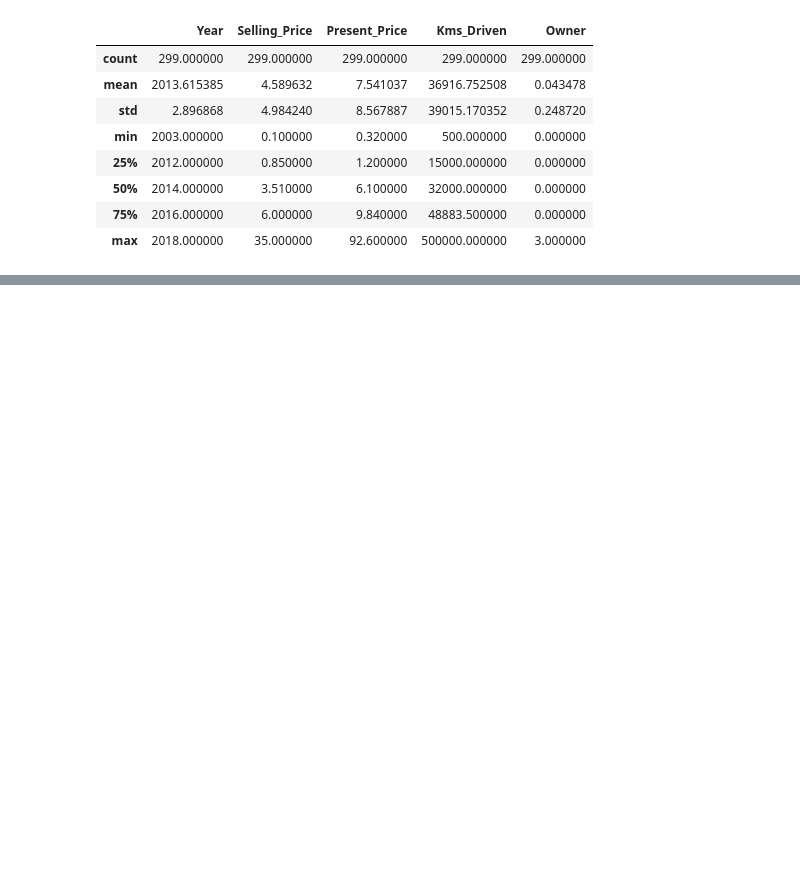
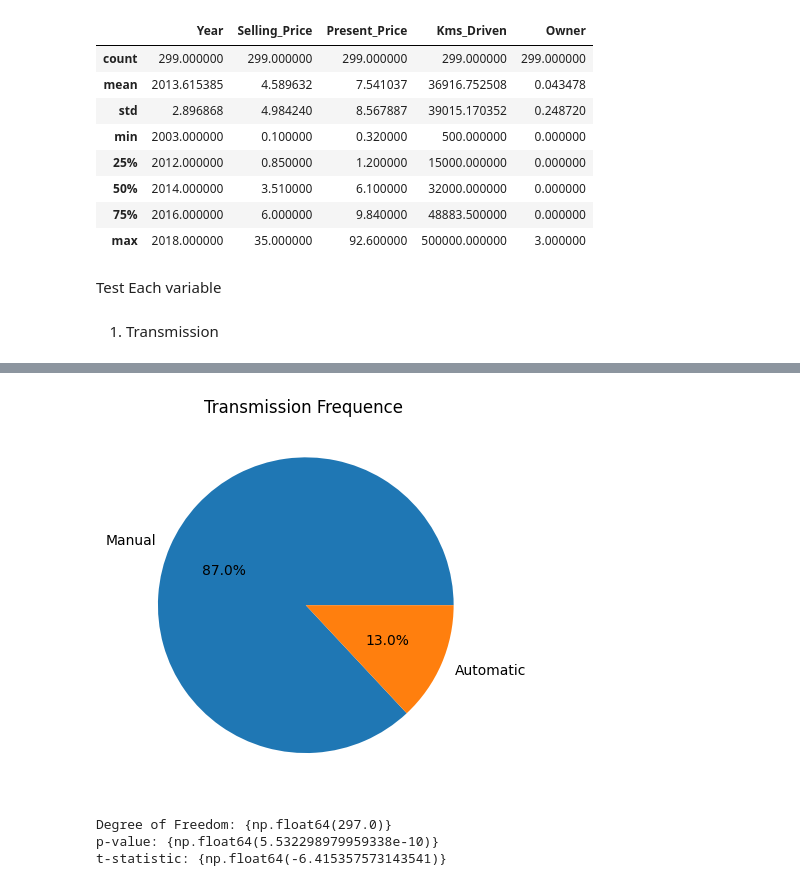
Before and after one commit to AichaELMouta/Car_Price_Prediction, a Jupyter notebook: car_price_prediction.ipynb, the cells around one changed output, grey strips where cells are left out. Cells and saved outputs as stored; diff of their text form; code cells hidden in the pictures; blank space fills up the shorter version.

```diff
--- a/car_price_prediction.ipynb
+++ b/car_price_prediction.ipynb
@@ -176,9 +178,34 @@ car_data.describe()
 | 50% | 2014.000000 | 3.510000 | 6.100000 | 32000.000000 | 0.000000 |
 | 75% | 2016.000000 | 6.000000 | 9.840000 | 48883.500000 | 0.000000 |
 | max | 2018.000000 | 35.000000 | 92.600000 | 500000.000000 | 3.000000 |
+# %% [markdown]
+Test Each variable
+# %% [markdown]
+
+1.   Transmission
 # %%
 # number of values for each brand
 import plotly.express as px
 px.histogram(car_data , x = 'Transmission' ,  text_auto = '.1f' , title = 'Transmission Range')
 # %% [output]
 [interactive output not drawn]
+# %%
+percentages = car_data['Transmission'].value_counts(normalize=True) * 100
+plt.pie(percentages, labels=percentages.index,
+        autopct='%1.1f%%')
+plt.title('Transmission Frequence ')
+plt.show()
+# %% [output]
+[figure, added]
+# %%
+from scipy.stats import ttest_ind
+group1 = car_data[car_data['Transmission']=="Manual"]['Selling_Price']
+group2 = car_data[car_data['Transmission']=="Automatic"]['Selling_Price']
+results = ttest_ind(group1, group2)
+print('Degree of Freedom:', {results.df})
+print('p-value:', {results.pvalue})
+print('t-statistic:', {results.statistic})
+# %% [output]
+Degree of Freedom: {np.float64(297.0)}
+p-value: {np.float64(5.532298979959338e-10)}
+t-statistic: {np.float64(-6.415357573143541)}
```
Also changed, not shown: parts of 13 cells of this notebook.
